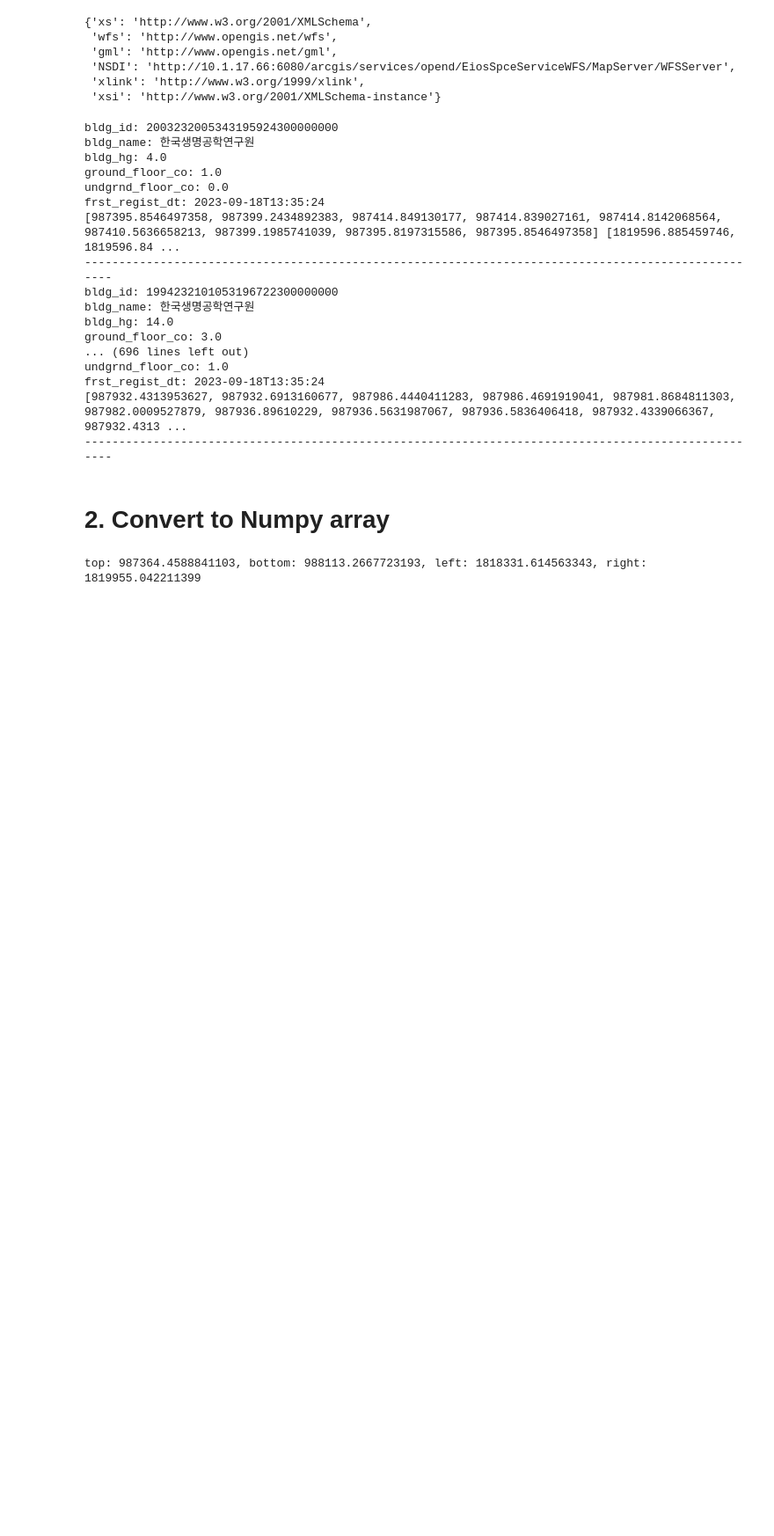
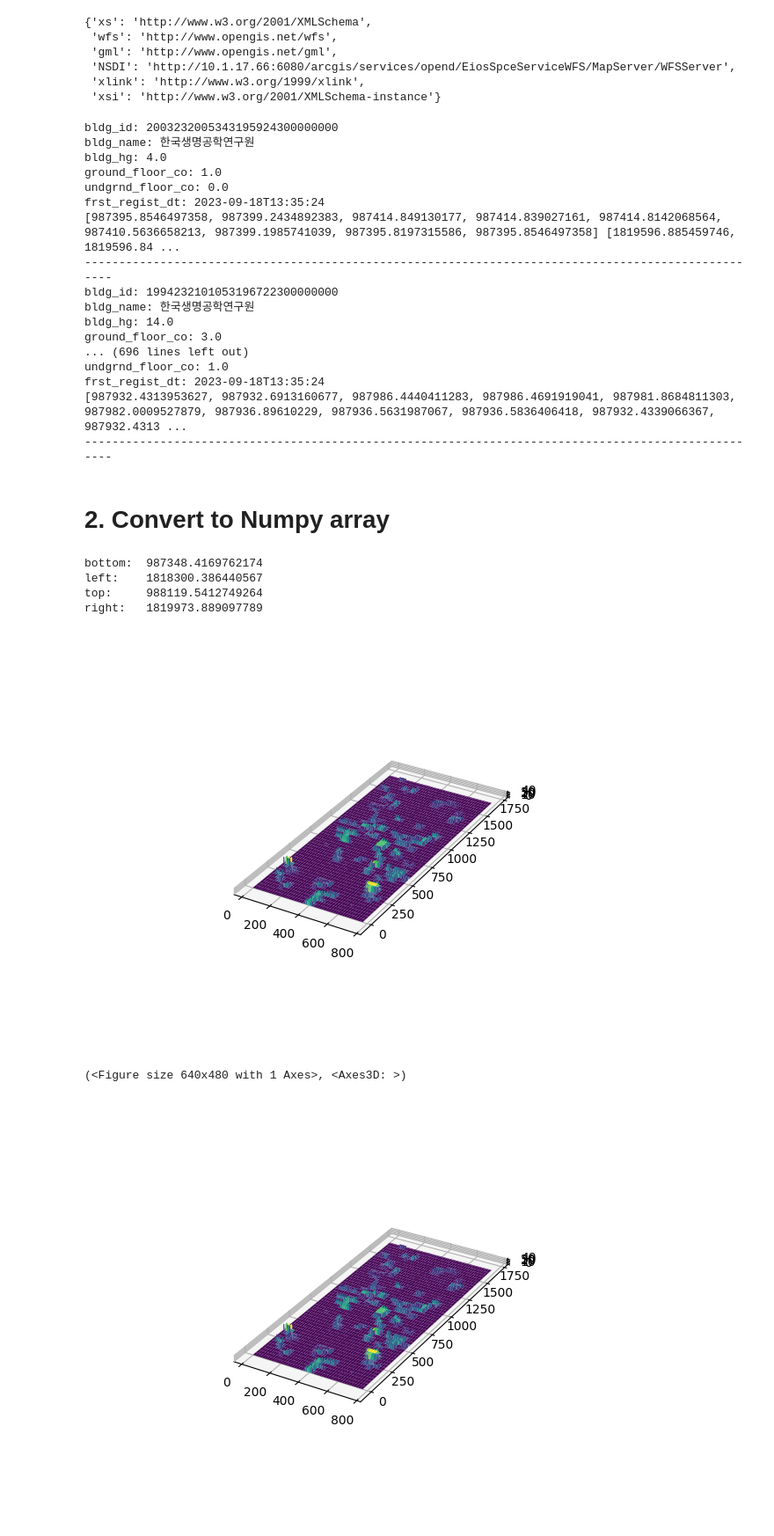
Before and after one commit to jacklu333333/IOH, a Jupyter notebook: LXDownloader.ipynb, the cells around one changed output. Shown at 88% size. Saved outputs shown, nothing was run; the diff lists cells and outputs as text; code cells hidden in the pictures; blank space fills up the shorter version.

```diff
--- a/LXDownloader.ipynb
+++ b/LXDownloader.ipynb
@@ -133,13 +134,23 @@ frst_regist_dt: 2023-09-18T13:35:24
 # %% [markdown]
 # 2. Convert to Numpy array
 # %%
-df = pd.read_csv('LXtest.csv')
+df = pd.read_csv('LX_test.csv')
 
 polygon = df['values'].tolist()
+mapInHeight = df['bldg_hg'].tolist()
 for i in range(len(polygon)):
-    polygon[i] = eval(polygon[i])
-maparray = poly2numpy(polygon)
+    polygon[i] = np.array(eval(polygon[i])).reshape(-1, 2)
+maparray = poly2numpy(polygon,heights=mapInHeight)
 
 np.save(MAP_NAME+'.npy', maparray)
 # %% [output]
-top: 987364.4588841103, bottom: 988113.2667723193, left: 1818331.614563343, right: 1819955.042211399
+bottom:  987348.4169762174
+left:    1818300.386440567
+top:     988119.5412749264
+right:   1819973.889097789
+# %%
+plot3dMap(maparray)
+# %% [output]
+[figure, added]
+(<Figure size 640x480 with 1 Axes>, <Axes3D: >)
+[figure, added]
```
Also changed, not shown: parts of 4 cells of this notebook, 4 other files.
